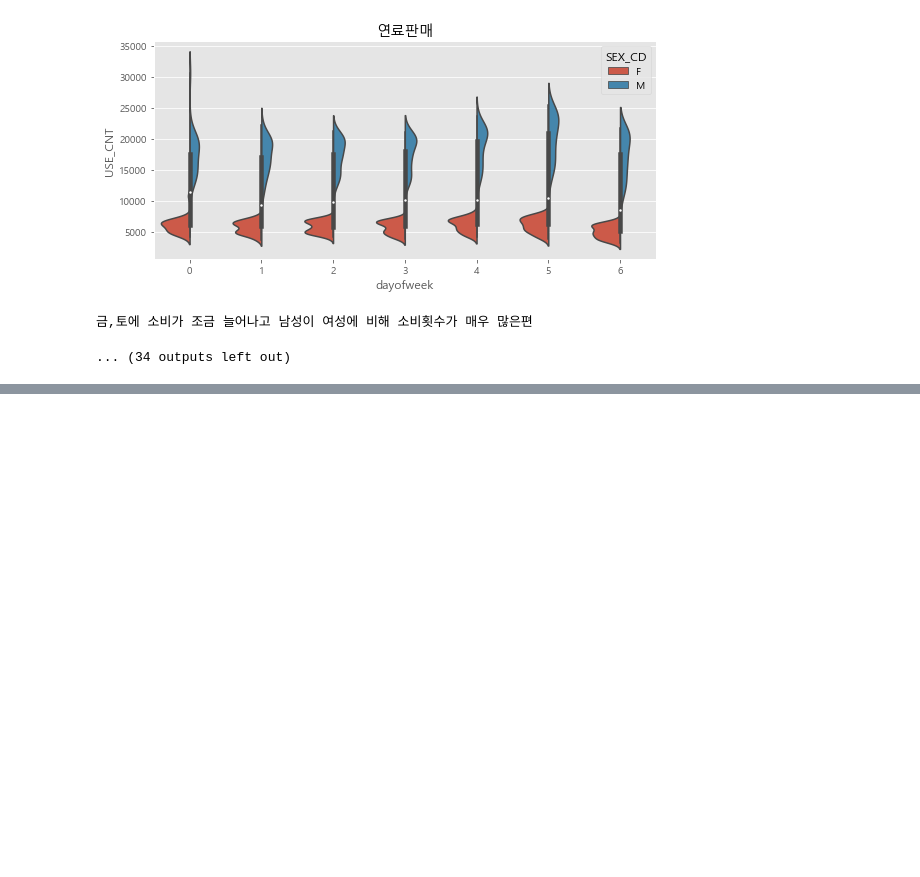
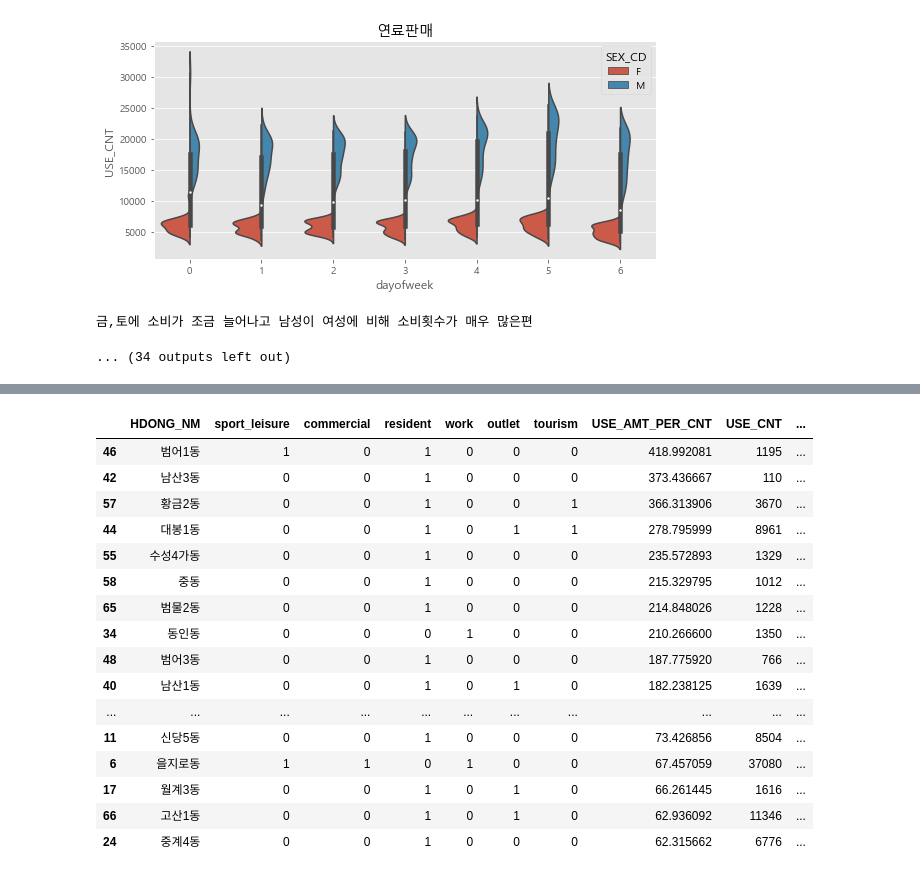
Before and after one commit to minkithub/bigcon2020, a Jupyter notebook: Jaewon/카드_업종위주.ipynb, the cells around one changed output, grey strips where cells are left out. Saved outputs shown, nothing was run; the diff lists cells and outputs as text; code cells hidden in the pictures; blank space fills up the shorter version.

```diff
--- a/Jaewon/카드_업종위주.ipynb
+++ b/Jaewon/카드_업종위주.ipynb
@@ -429,0 +412,16 @@ furniture.groupby(['STD_DD','dayofweek'])[['USE_CNT']].sum().reset_index().head(
+# %%
+# 코로나 관련 기간 정의
+normal_case = pd.date_range(start='2019-02-01', end='2020-02-20') # 코로나 이전 시기
+covid_spread = pd.date_range(start='2020-02-21', end='2020-03-15') # 코로나 확산시기 / 하루 확진자 100명 이상
+covid_ease = pd.date_range(start='2020-03-22', end='2020-05-05') #코로나 확산 1주일 후 ~ 생활속 거리두기 시행전
+covid_resilence = pd.date_range(start='2020-05-06', end='2020-05-31') # 생활속 거리두기 시행
+# %%
+register_normal = register.loc[(register.STD_DD.isin(normal_case)) & (register.MCT_CAT_NM.isin(['의복','신변잡화']))]
+register_spread = register.loc[(register.STD_DD.isin(covid_spread)) & (register.MCT_CAT_NM.isin(['의복','신변잡화']))]
+register_ease = register.loc[(register.STD_DD.isin(covid_ease)) & (register.MCT_CAT_NM.isin(['의복','신변잡화']))]
+register_resilience = register.loc[(register.STD_DD.isin(covid_resilence)) & (register.MCT_CAT_NM.isin(['의복','신변잡화']))]
+# %%
+register_normal=register_normal.eval('USE_AMT_PER_CNT = USE_AMT/USE_CNT')
+register_spread=register_spread.eval('USE_AMT_PER_CNT = USE_AMT/USE_CNT')
+register_ease=register_ease.eval('USE_AMT_PER_CNT = USE_AMT/USE_CNT')
+register_resilience=register_resilience.eval('USE_AMT_PER_CNT = USE_AMT/USE_CNT')
@@ -429,0 +545,22 @@ furniture.groupby(['STD_DD','dayofweek'])[['USE_CNT']].sum().reset_index().head(
+# %%
+region_divde = pd.read_csv(os.path.join(csv_file_path, 'region_v2.csv'), usecols=[1,2,3,4,5,6,7])
+# %%
+region_divde.merge(register_normal.groupby(['HDONG_NM']).agg({'USE_AMT_PER_CNT':'mean', 'USE_CNT':'sum','USE_AMT':sum}).reset_index()).sort_values(by='USE_AMT_PER_CNT', ascending=False).head(50)
+# %% [output]
+|  | HDONG_NM | sport_leisure | commercial | resident | work | outlet | tourism | USE_AMT_PER_CNT | USE_CNT | ... |
+| 46 | 범어1동 | 1 | 0 | 1 | 0 | 0 | 0 | 418.992081 | 1195 | ... |
+| 42 | 남산3동 | 0 | 0 | 1 | 0 | 0 | 0 | 373.436667 | 110 | ... |
+| 57 | 황금2동 | 0 | 0 | 1 | 0 | 0 | 1 | 366.313906 | 3670 | ... |
+| 44 | 대봉1동 | 0 | 0 | 1 | 0 | 1 | 1 | 278.795999 | 8961 | ... |
+| 55 | 수성4가동 | 0 | 0 | 1 | 0 | 0 | 0 | 235.572893 | 1329 | ... |
+| 58 | 중동 | 0 | 0 | 1 | 0 | 0 | 0 | 215.329795 | 1012 | ... |
+| 65 | 범물2동 | 0 | 0 | 1 | 0 | 0 | 0 | 214.848026 | 1228 | ... |
+| 34 | 동인동 | 0 | 0 | 0 | 1 | 0 | 0 | 210.266600 | 1350 | ... |
+| 48 | 범어3동 | 0 | 0 | 1 | 0 | 0 | 0 | 187.775920 | 766 | ... |
+| 40 | 남산1동 | 0 | 0 | 1 | 0 | 1 | 0 | 182.238125 | 1639 | ... |
+| ... | ... | ... | ... | ... | ... | ... | ... | ... | ... | ... |
+| 11 | 신당5동 | 0 | 0 | 1 | 0 | 0 | 0 | 73.426856 | 8504 | ... |
+| 6 | 을지로동 | 1 | 1 | 0 | 1 | 0 | 0 | 67.457059 | 37080 | ... |
+| 17 | 월계3동 | 0 | 0 | 1 | 0 | 1 | 0 | 66.261445 | 1616 | ... |
+| 66 | 고산1동 | 0 | 0 | 1 | 0 | 1 | 0 | 62.936092 | 11346 | ... |
+| 24 | 중계4동 | 0 | 0 | 1 | 0 | 0 | 0 | 62.315662 | 6776 | ... |
```
Also changed, not shown: parts of 19 cells of this notebook, 2 other files.
